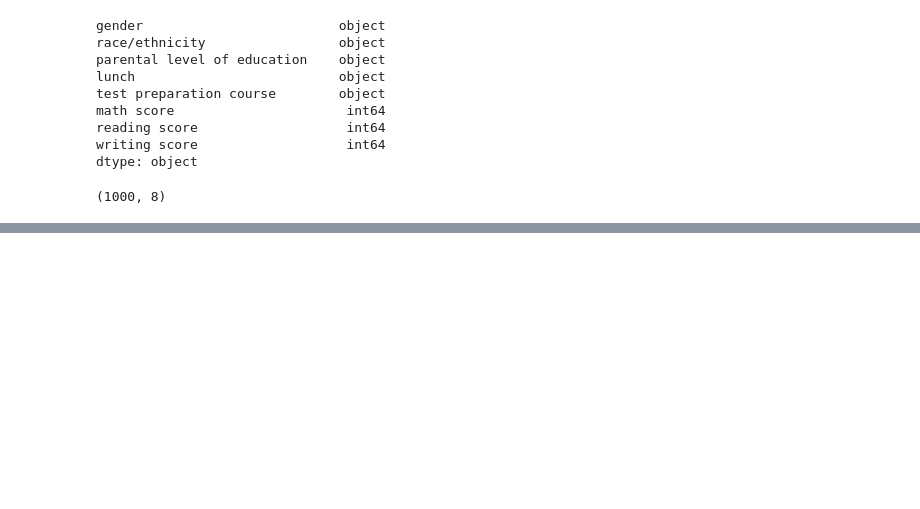
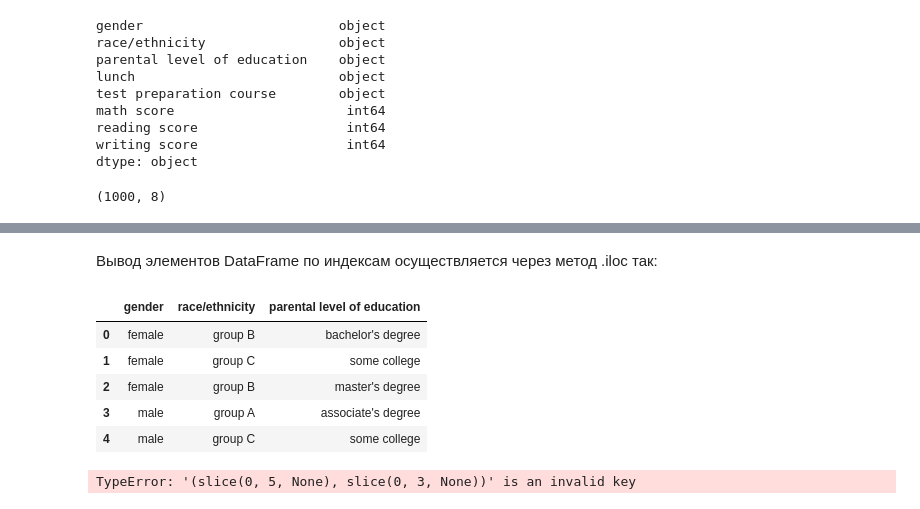
Before and after one commit to Accolyte42/Carpov_ML, a Jupyter notebook: Carpov_notes.ipynb, the cells around one changed output, grey strips where cells are left out. Drawn from its saved outputs; the diff is of its cells as text; code cells hidden in the pictures; blank space fills up the shorter version.

```diff
--- a/Carpov_notes.ipynb
+++ b/Carpov_notes.ipynb
@@ -82,0 +110,16 @@ students_performanse.shape # вывод размерности данны
+# %% [markdown]
+Вывод элементов DataFrame по индексам осуществляется через метод .iloc так:
+# %%
+students_performanse.iloc[0:5, 0:3] # Метод iloc (integer location) - типа позиции
+# По сути, это обращение к элементам dataframe по индексам
+# %% [output]
+|  | gender | race/ethnicity | parental level of education |
+| 0 | female | group B | bachelor's degree |
+| 1 | female | group C | some college |
+| 2 | female | group B | master's degree |
+| 3 | male | group A | associate's degree |
+| 4 | male | group C | some college |
+# %%
+students_performanse[0:5, 0:3] # А так не рабоатет
+# %% [output]
+TypeError: '(slice(0, 5, None), slice(0, 3, None))' is an invalid key
```
Also changed, not shown: parts of 23 cells of this notebook.
